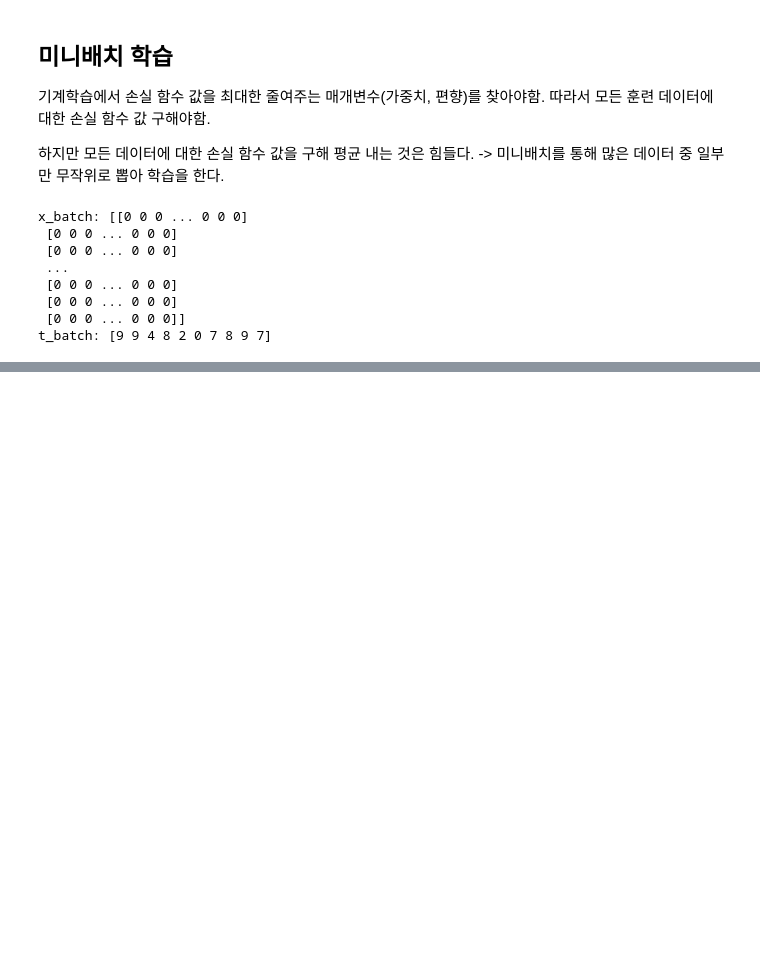
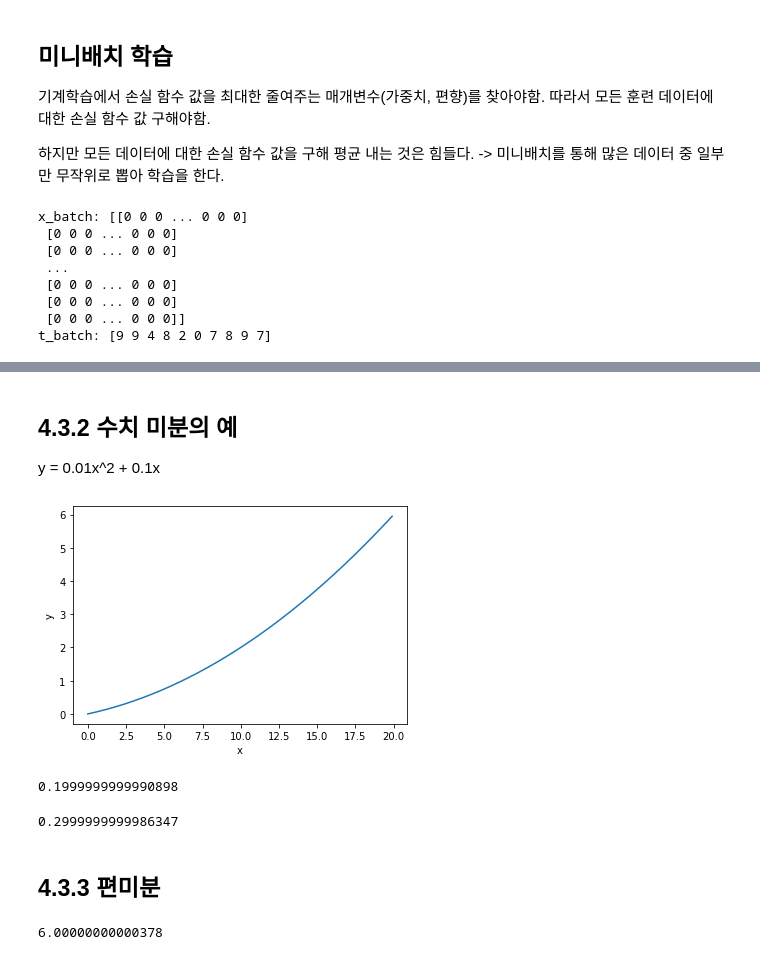
Before and after one commit to BangMingGing/DeepLearning, a Jupyter notebook: DL1.ipynb, the cells around one changed output, grey strips where cells are left out. Cells and saved outputs as stored; diff of their text form; code cells hidden in the pictures; blank space fills up the shorter version.

```diff
--- a/DL1.ipynb
+++ b/DL1.ipynb
@@ -552,0 +604,28 @@ t_batch: [9 9 4 8 2 0 7 8 9 7]
+# %% [markdown]
+## 4.3.2 수치 미분의 예
+y = 0.01x^2 + 0.1x
+# %%
+def function_1(x):
+    return 0.01*x**2 + 0.1*x
+# %%
+import numpy as np
+import matplotlib.pylab as plt
+
+x = np.arange(0.0, 20.0, 0.1)
+y = function_1(x)
+plt.xlabel("x")
+plt.ylabel("y")
+plt.plot(x, y)
+plt.show()
+# %% [output]
+[figure, added]
+# %%
+numerical_diff(function_1, 5)
+# %% [output]
+0.1999999999990898
+# %%
+numerical_diff(function_1, 10)
+# %% [output]
+0.2999999999986347
+# %% [markdown]
+## 4.3.3 편미분
@@ -552,0 +635,9 @@ t_batch: [9 9 4 8 2 0 7 8 9 7]
+# %%
+# x0 = 3, x1 = 4 편미분 x0
+
+def function_tmp1(x0):
+    return x0*x0 + 4.0**2.0
+
+numerical_diff(function_tmp1, 3.0)
+# %% [output]
+6.00000000000378
```
Also changed, not shown: parts of 22 cells of this notebook.
